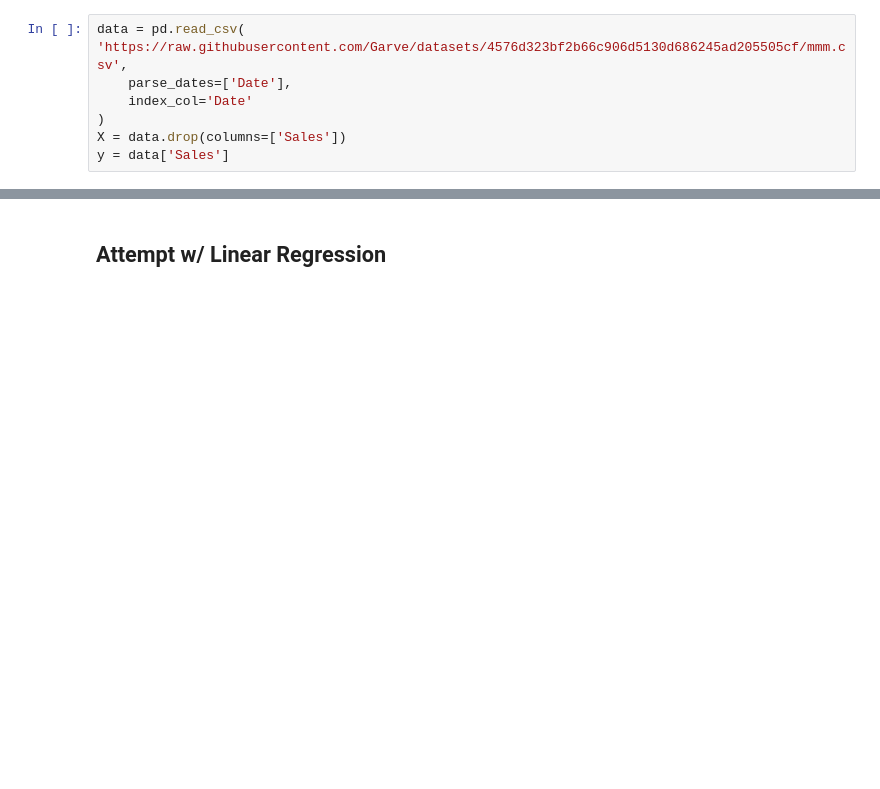
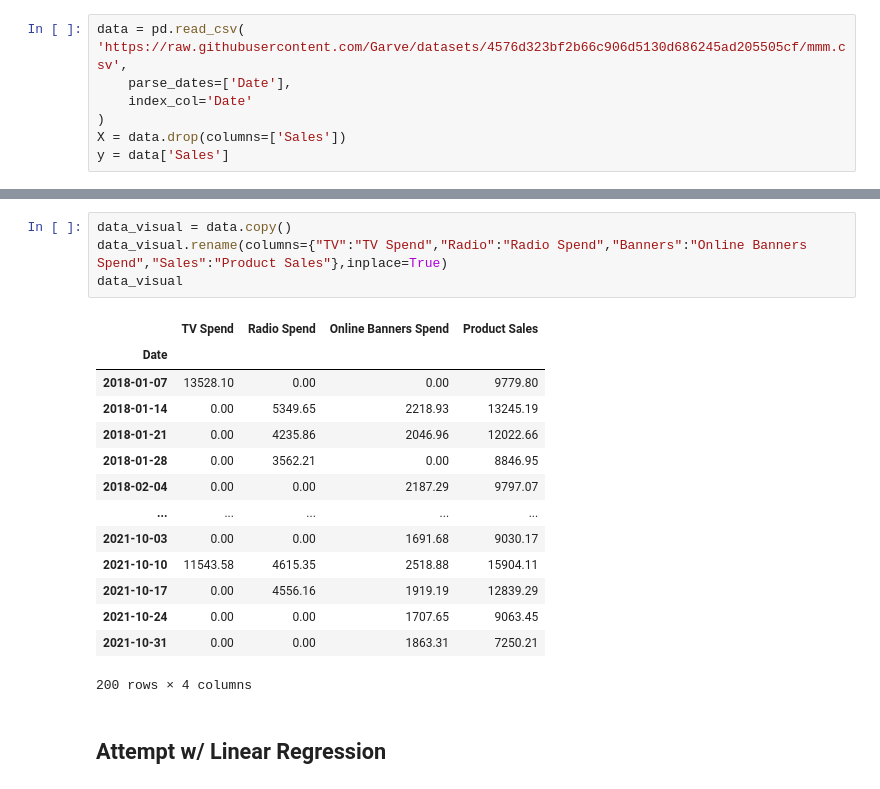
Before and after one commit to zander1268/marketing-mix-modeling, a Jupyter notebook: linear_regression_media_mix_modeling.ipynb, the cells around one changed output, grey strips where cells are left out. Saved outputs shown, nothing was run; the diff lists cells and outputs as text; blank space fills up the shorter version.

```diff
--- a/linear_regression_media_mix_modeling.ipynb
+++ b/linear_regression_media_mix_modeling.ipynb
@@ -13,3 +37,22 @@ y = data['Sales']
+# %%
+data_visual = data.copy()
+data_visual.rename(columns={"TV":"TV Spend","Radio":"Radio Spend","Banners":"Online Banners Spend","Sales":"Product Sales"},inplace=True)
+data_visual
+# %% [output]
+|  | TV Spend | Radio Spend | Online Banners Spend | Product Sales |
+| Date |  |  |  |  |
+| 2018-01-07 | 13528.10 | 0.00 | 0.00 | 9779.80 |
+| 2018-01-14 | 0.00 | 5349.65 | 2218.93 | 13245.19 |
+| 2018-01-21 | 0.00 | 4235.86 | 2046.96 | 12022.66 |
+| 2018-01-28 | 0.00 | 3562.21 | 0.00 | 8846.95 |
+| 2018-02-04 | 0.00 | 0.00 | 2187.29 | 9797.07 |
+| ... | ... | ... | ... | ... |
+| 2021-10-03 | 0.00 | 0.00 | 1691.68 | 9030.17 |
+| 2021-10-10 | 11543.58 | 4615.35 | 2518.88 | 15904.11 |
+| 2021-10-17 | 0.00 | 4556.16 | 1919.19 | 12839.29 |
+| 2021-10-24 | 0.00 | 0.00 | 1707.65 | 9063.45 |
+| 2021-10-31 | 0.00 | 0.00 | 1863.31 | 7250.21 |
+200 rows × 4 columns
 # %% [markdown]
 ## Attempt w/ Linear Regression
 # %%
```
Also changed, not shown: parts of 38 cells of this notebook, 1 other file.
